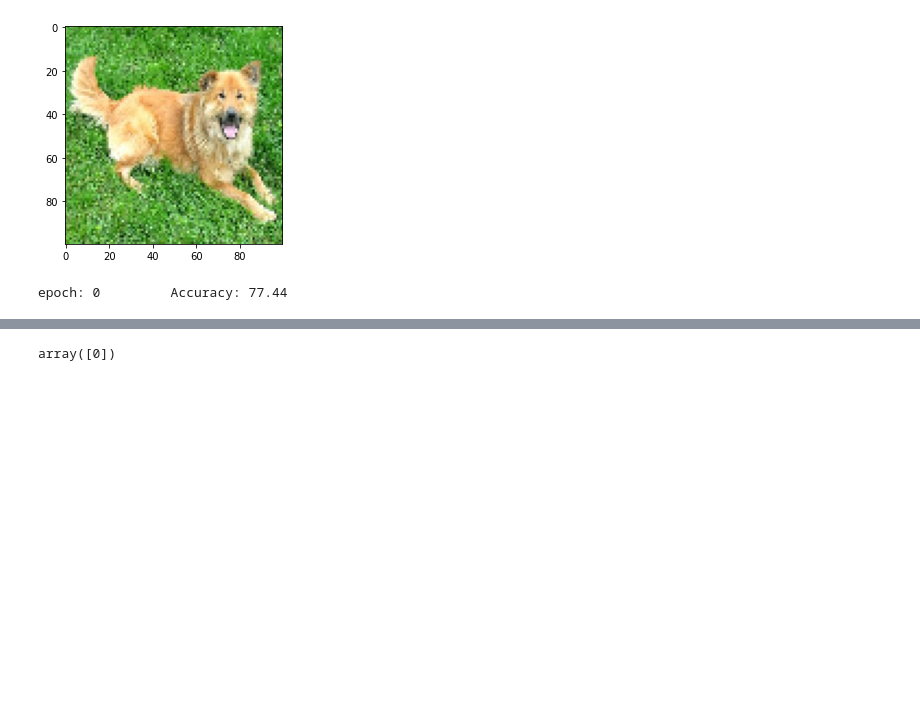
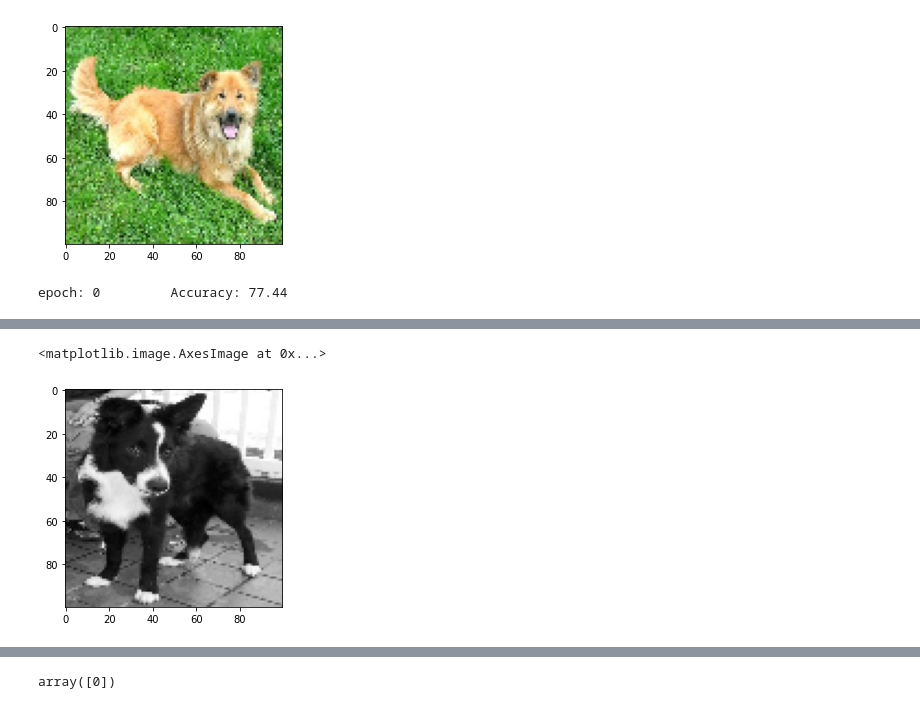
Before and after one commit to CringePlastik/dogs_vs_cats_svm, a Jupyter notebook: classify_animals.ipynb, the cells around one changed output, grey strips where cells are left out. Saved outputs shown, nothing was run; the diff lists cells and outputs as text; code cells hidden in the pictures; blank space fills up the shorter version.

```diff
--- a/classify_animals.ipynb
+++ b/classify_animals.ipynb
@@ -33,0 +61,5 @@ epoch: 0         Accuracy: 77.44
+# %%
+plt.imshow(gray_scaled_train[0], cmap="gray")
+# %% [output]
+<matplotlib.image.AxesImage at 0x...>
+[figure, added]
```
Also changed, not shown: parts of 31 cells of this notebook, 1 other file.
